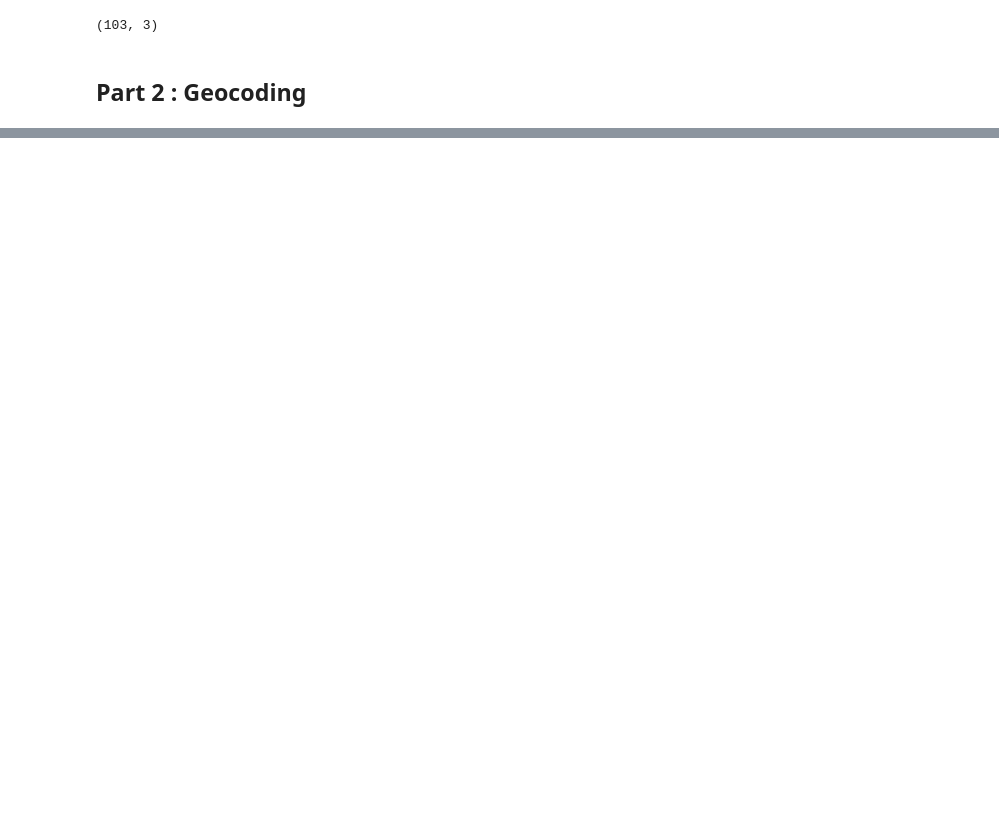
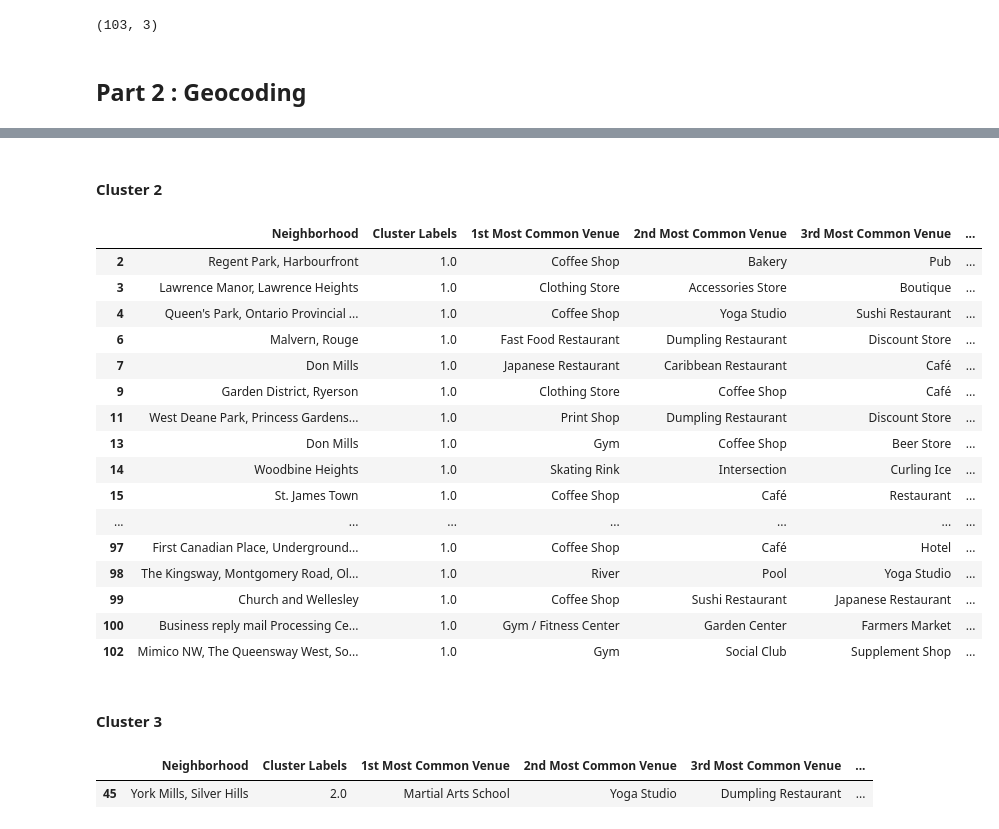
Before and after one commit to athulvingt/Coursera_Capstone, a Jupyter notebook: clustering_neighbourhood.ipynb, the cells around one changed output, grey strips where cells are left out. Cells and saved outputs as stored; diff of their text form; code cells hidden in the pictures; blank space fills up the shorter version.

```diff
--- a/clustering_neighbourhood.ipynb
+++ b/clustering_neighbourhood.ipynb
@@ -136,0 +593,6 @@ longitude = lat_lng_coords[1]
+# %%
+def return_most_common_venues(row, num_top_venues):
+    row_categories = row.iloc[1:]
+    row_categories_sorted = row_categories.sort_values(ascending=False)
+
+    return row_categories_sorted.index.values[0:num_top_venues]
@@ -136,0 +633,12 @@ longitude = lat_lng_coords[1]
+# %%
+#  set number of clusters
+kclusters = 5
+
+Toronto_grouped_clustering = Toronto_grouped.drop('PostalCode', 1)
+
+# run k-means clustering
+kmeans = KMeans(n_clusters=kclusters, random_state=0).fit(Toronto_grouped_clustering)
+
+# check cluster labels generated for each row in the dataframe
+print(kmeans.labels_.shape)
+kmeans.labels_[0:10]
@@ -136,0 +652,10 @@ longitude = lat_lng_coords[1]
+# %%
+# add clustering labels
+neighborhoods_venues_sorted.insert(0, 'Cluster Labels', kmeans.labels_)
+
+Toronto_merged = Toronto_data
+
+# # merge Toronto_grouped with Toronto_data to add latitude/longitude for each neighborhood
+Toronto_merged = Toronto_merged.join(neighborhoods_venues_sorted.set_index('PostalCode'), on='PostalCode')
+
+Toronto_merged.head() # check the last columns!
@@ -136,0 +683,2 @@ longitude = lat_lng_coords[1]
+# %%
+Toronto_merged.dropna(inplace=True)
@@ -136,0 +732,29 @@ longitude = lat_lng_coords[1]
+# %% [markdown]
+#### Cluster 2
+# %%
+Toronto_merged.loc[Toronto_merged['Cluster Labels'] == 1, Toronto_merged.columns[[2] + list(range(5, Toronto_merged.shape[1]))]]
+# %% [output]
+|  | Neighborhood | Cluster Labels | 1st Most Common Venue | 2nd Most Common Venue | 3rd Most Common Venue | ... |
+| 2 | Regent Park, Harbourfront | 1.0 | Coffee Shop | Bakery | Pub | ... |
+| 3 | Lawrence Manor, Lawrence Heights | 1.0 | Clothing Store | Accessories Store | Boutique | ... |
+| 4 | Queen's Park, Ontario Provincial ... | 1.0 | Coffee Shop | Yoga Studio | Sushi Restaurant | ... |
+| 6 | Malvern, Rouge | 1.0 | Fast Food Restaurant | Dumpling Restaurant | Discount Store | ... |
+| 7 | Don Mills | 1.0 | Japanese Restaurant | Caribbean Restaurant | Café | ... |
+| 9 | Garden District, Ryerson | 1.0 | Clothing Store | Coffee Shop | Café | ... |
+| 11 | West Deane Park, Princess Gardens... | 1.0 | Print Shop | Dumpling Restaurant | Discount Store | ... |
+| 13 | Don Mills | 1.0 | Gym | Coffee Shop | Beer Store | ... |
+| 14 | Woodbine Heights | 1.0 | Skating Rink | Intersection | Curling Ice | ... |
+| 15 | St. James Town | 1.0 | Coffee Shop | Café | Restaurant | ... |
+| ... | ... | ... | ... | ... | ... | ... |
+| 97 | First Canadian Place, Underground... | 1.0 | Coffee Shop | Café | Hotel | ... |
+| 98 | The Kingsway, Montgomery Road, Ol... | 1.0 | River | Pool | Yoga Studio | ... |
+| 99 | Church and Wellesley | 1.0 | Coffee Shop | Sushi Restaurant | Japanese Restaurant | ... |
+| 100 | Business reply mail Processing Ce... | 1.0 | Gym / Fitness Center | Garden Center | Farmers Market | ... |
+| 102 | Mimico NW, The Queensway West, So... | 1.0 | Gym | Social Club | Supplement Shop | ... |
+# %% [markdown]
+#### Cluster 3
+# %%
+Toronto_merged.loc[Toronto_merged['Cluster Labels'] == 2, Toronto_merged.columns[[2] + list(range(5, Toronto_merged.shape[1]))]]
+# %% [output]
+|  | Neighborhood | Cluster Labels | 1st Most Common Venue | 2nd Most Common Venue | 3rd Most Common Venue | ... |
+| 45 | York Mills, Silver Hills | 2.0 | Martial Arts School | Yoga Studio | Dumpling Restaurant | ... |
```
Also changed, not shown: parts of 80 cells of this notebook.
